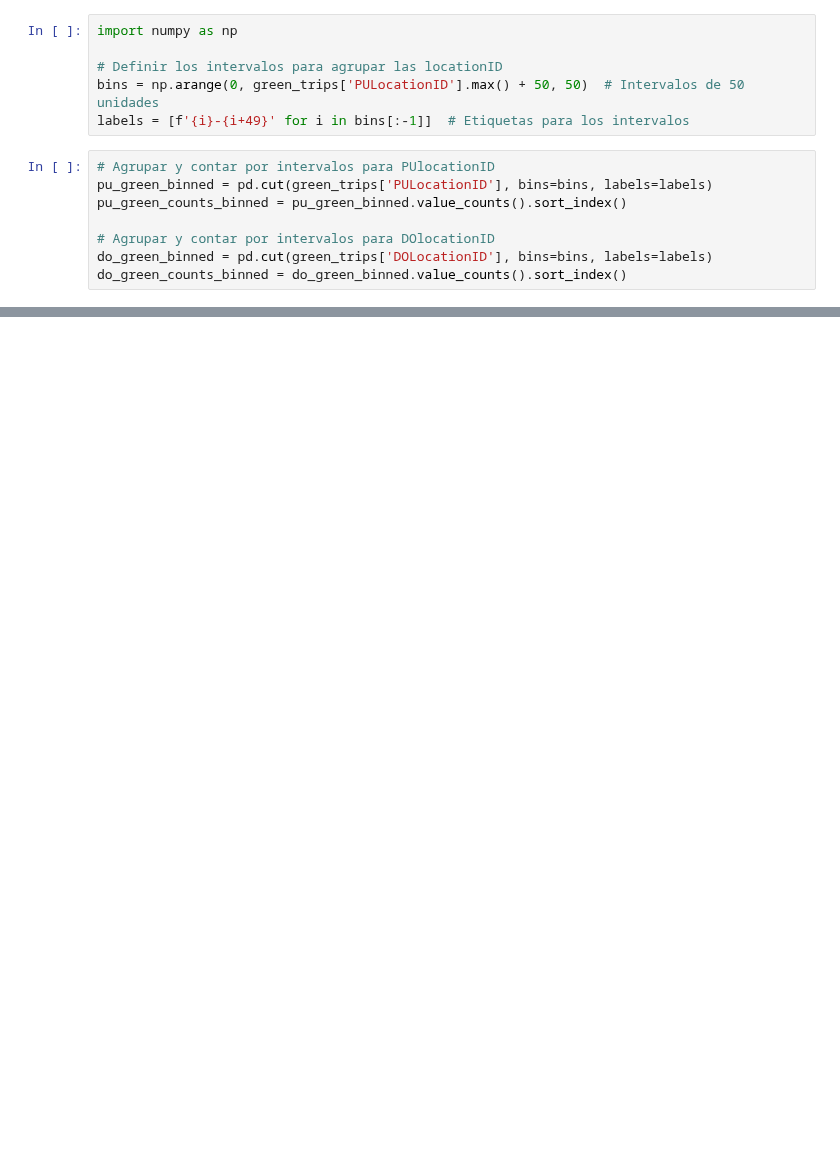
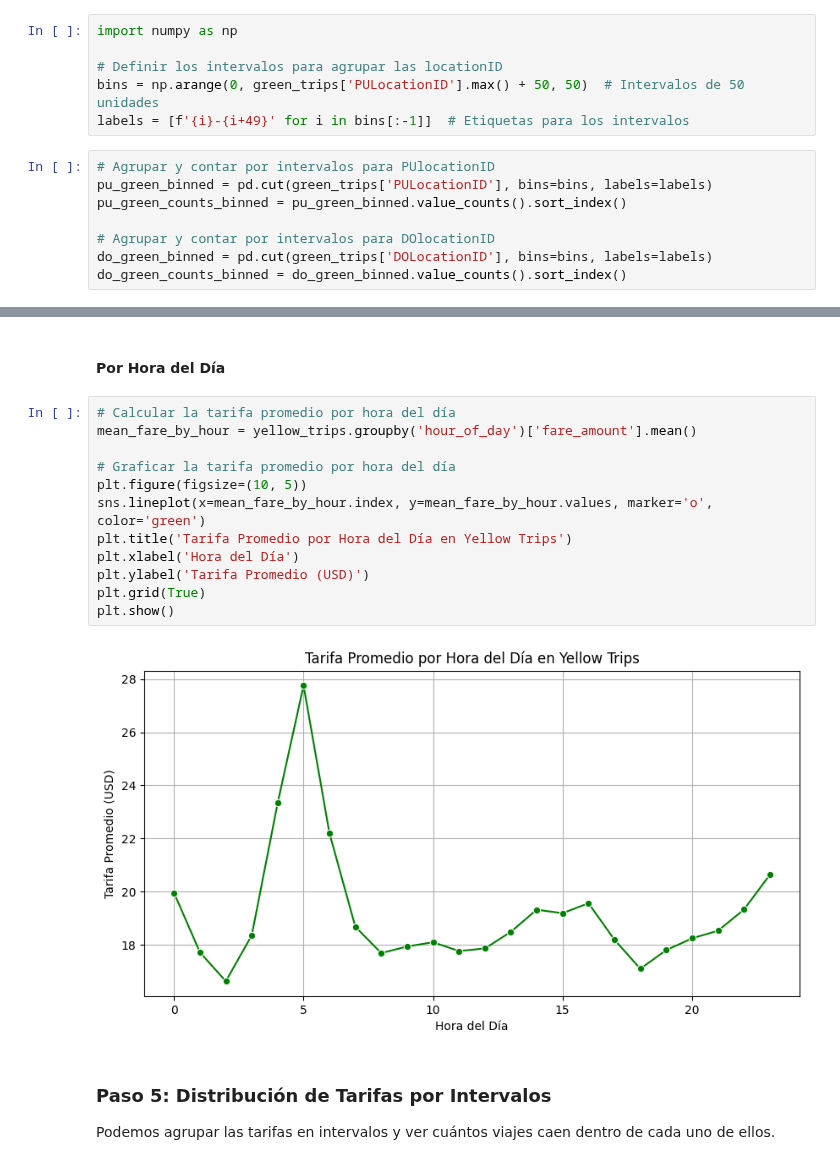
Before and after one commit to GLibardoAlarcon/Proyecto_Finalizado_Streamlit, a Jupyter notebook: EDA_REVISAR/EDA KPI 3.ipynb, the cells around one changed output, grey strips where cells are left out. Cells and saved outputs as stored; diff of their text form; blank space fills up the shorter version.

```diff
--- a/EDA_REVISAR/EDA KPI 3.ipynb
+++ b/EDA_REVISAR/EDA KPI 3.ipynb
@@ -223,0 +532,20 @@ Passing `palette` without assigning `hue` is deprecated and will be removed in v
+# %% [markdown]
+#### Por Hora del Día
+# %%
+# Calcular la tarifa promedio por hora del día
+mean_fare_by_hour = yellow_trips.groupby('hour_of_day')['fare_amount'].mean()
+
+# Graficar la tarifa promedio por hora del día
+plt.figure(figsize=(10, 5))
+sns.lineplot(x=mean_fare_by_hour.index, y=mean_fare_by_hour.values, marker='o', color='green')
+plt.title('Tarifa Promedio por Hora del Día en Yellow Trips')
+plt.xlabel('Hora del Día')
+plt.ylabel('Tarifa Promedio (USD)')
+plt.grid(True)
+plt.show()
+# %% [output]
+[figure, added]
+# %% [markdown]
+### Paso 5: Distribución de Tarifas por Intervalos
+
+Podemos agrupar las tarifas en intervalos y ver cuántos viajes caen dentro de cada uno de ellos.
```
Also changed, not shown: parts of 81 cells of this notebook, 10 other files.
